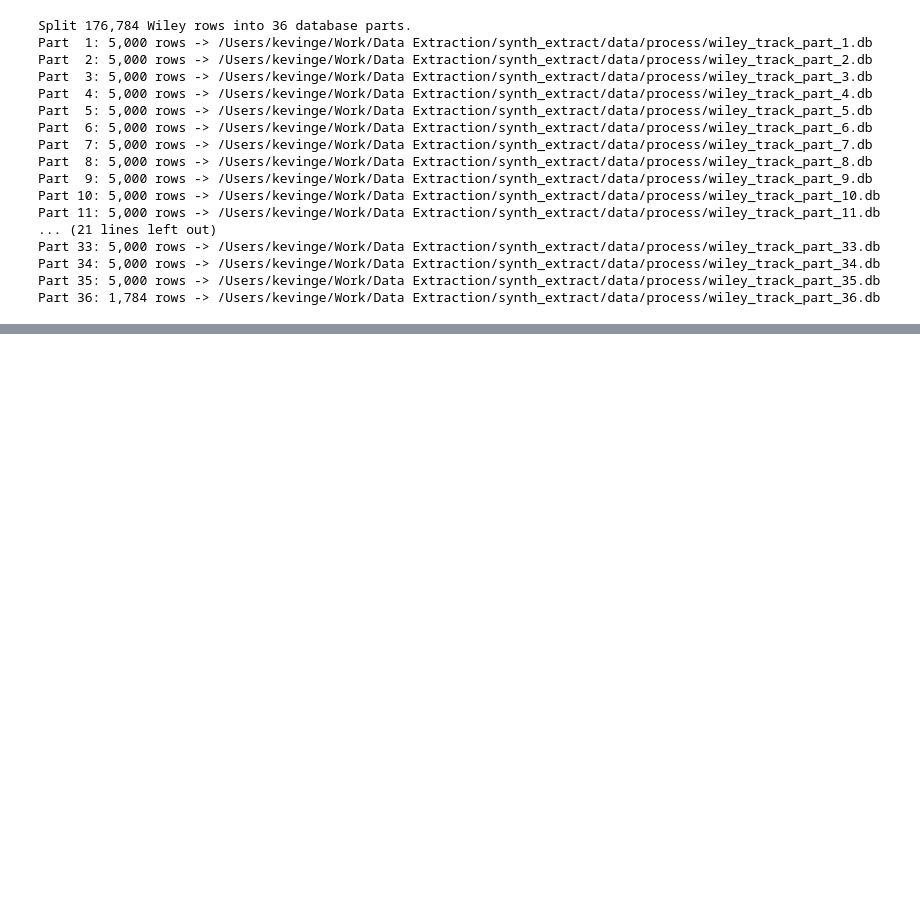
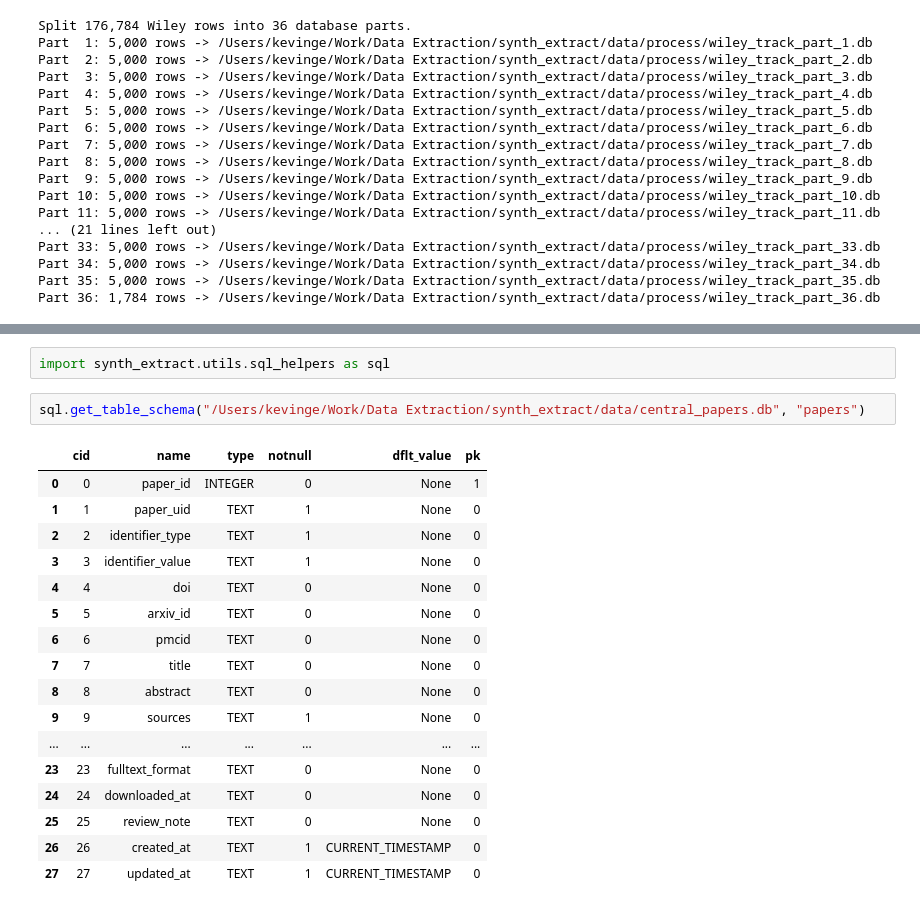
Before and after one commit to kevingeo11/synth_extract, a Jupyter notebook: notebooks/convert_to_markdown.ipynb, the cells around one changed output, grey strips where cells are left out. Saved outputs shown, nothing was run; the diff lists cells and outputs as text; blank space fills up the shorter version.

Commit message:
reverting schema

```diff
--- a/notebooks/convert_to_markdown.ipynb
+++ b/notebooks/convert_to_markdown.ipynb
@@ -885,0 +1473,22 @@ Part 36: 1,784 rows -> /Users/kevinge/Work/Data Extraction/synth_extract/data/pr
+# %%
+import synth_extract.utils.sql_helpers as sql
+# %%
+sql.get_table_schema("/Users/kevinge/Work/Data Extraction/synth_extract/data/central_papers.db", "papers")
+# %% [output]
+|  | cid | name | type | notnull | dflt_value | pk |
+| 0 | 0 | paper_id | INTEGER | 0 | None | 1 |
+| 1 | 1 | paper_uid | TEXT | 1 | None | 0 |
+| 2 | 2 | identifier_type | TEXT | 1 | None | 0 |
+| 3 | 3 | identifier_value | TEXT | 1 | None | 0 |
+| 4 | 4 | doi | TEXT | 0 | None | 0 |
+| 5 | 5 | arxiv_id | TEXT | 0 | None | 0 |
+| 6 | 6 | pmcid | TEXT | 0 | None | 0 |
+| 7 | 7 | title | TEXT | 0 | None | 0 |
+| 8 | 8 | abstract | TEXT | 0 | None | 0 |
+| 9 | 9 | sources | TEXT | 1 | None | 0 |
+| ... | ... | ... | ... | ... | ... | ... |
+| 23 | 23 | fulltext_format | TEXT | 0 | None | 0 |
+| 24 | 24 | downloaded_at | TEXT | 0 | None | 0 |
+| 25 | 25 | review_note | TEXT | 0 | None | 0 |
+| 26 | 26 | created_at | TEXT | 1 | CURRENT_TIMESTAMP | 0 |
+| 27 | 27 | updated_at | TEXT | 1 | CURRENT_TIMESTAMP | 0 |
```
Also changed, not shown: parts of 13 cells of this notebook, 2 other files.
